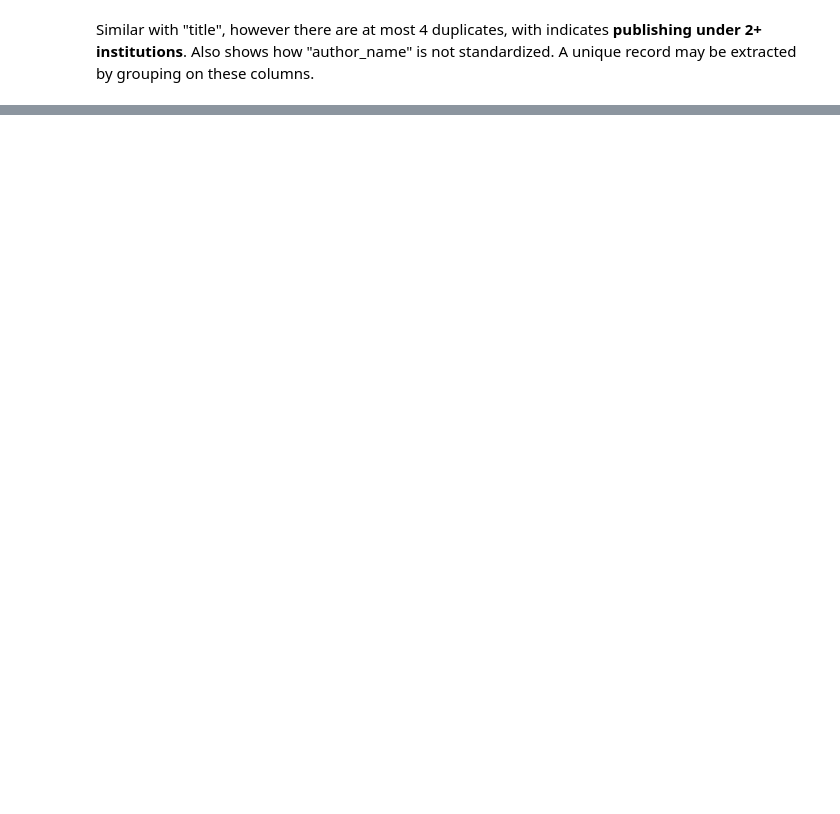
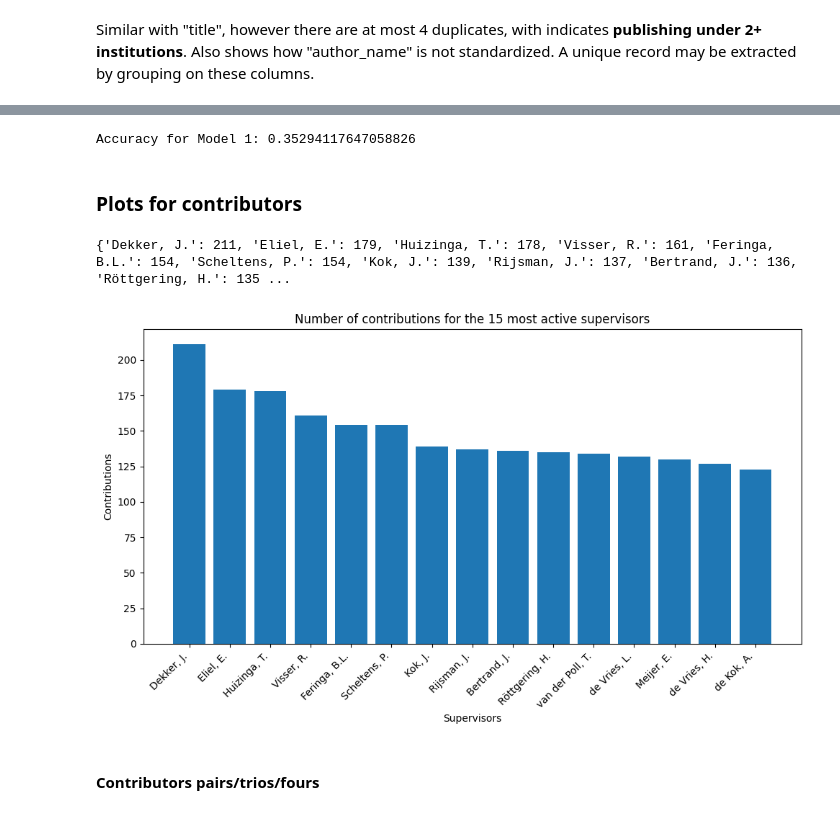
Before and after one commit to StefKirsch/clean-and-enrich-phd-supervisor-data, a Jupyter notebook: EDA.ipynb, the cells around one changed output, grey strips where cells are left out. Cells and saved outputs as stored; diff of their text form; code cells hidden in the pictures; blank space fills up the shorter version.

```diff
--- a/EDA.ipynb
+++ b/EDA.ipynb
@@ -266,0 +436,3 @@ more_than_2_dup.head(6)
+# %%
+# focusing on the highest counts (more important)
+sorted_subs = dict(sorted(filtered_subs.items(), key=lambda item: item[1], reverse=True))
@@ -266,0 +577,9 @@ more_than_2_dup.head(6)
+# %%
+# check which tags were the same
+same_elements = []
+
+for i in range(min(len(output_nl), len(output_en))):
+    if output_nl[i] == output_en[i]:
+        same_elements.append(output_nl[i])
+
+print("Elements that are the same:", same_elements)
@@ -266,0 +631,28 @@ more_than_2_dup.head(6)
+# %%
+accuracy_model3 = accuracy_score(truth, label)
+
+print("Accuracy for the inital model:", accuracy_model3)
+# %% [output]
+Accuracy for Model 1: 0.35294117647058826
+# %% [markdown]
+### Plots for contributors
+# %%
+# deleting empty surnames keys
+def delete_from_dict_by_keys(main_dict, keys_to_delete):
+    for key in keys_to_delete:
+        if key in main_dict:
+            del main_dict[key]
+
+# deleting manually identified not surname keys
+def discard_values_by_indices(dictionary, indices_to_discard):
+    filtered_dictionary = {}
+    for i, (key, value) in enumerate(dictionary.items()):
+        if i not in indices_to_discard:
+            filtered_dictionary[key] = value
+    return filtered_dictionary
+# %%
+delete_from_dict_by_keys(sorted_subs, filtered_items.keys())
+indices_to_discard = [0, 1, 2, 3, 4, 5, 7, 8, 11, 12, 16, 17]
+filtered_dict = discard_values_by_indices(sorted_subs, indices_to_discard) # using filtered_dict rn
+# %% [output]
+{'Dekker, J.': 211, 'Eliel, E.': 179, 'Huizinga, T.': 178, 'Visser, R.': 161, 'Feringa, B.L.': 154, 'Scheltens, P.': 154, 'Kok, J.': 139, 'Rijsman, J.': 137, 'Bertrand, J.': 136, 'Röttgering, H.': 135 ...
@@ -266,0 +661,17 @@ more_than_2_dup.head(6)
+# %%
+def plot_dictionary_counts(dictionary):
+    keys = list(dictionary.keys())[:15]
+    counts = [dictionary[key] for key in keys]
+
+    plt.figure(figsize=(10, 6))
+    plt.bar(keys, counts)
+    plt.xlabel('Supervisors')
+    plt.ylabel('Contributions')
+    plt.title('Number of contributions for the 15 most active supervisors')
+    plt.xticks(rotation=45, ha='right')
+    plt.tight_layout()
+    plt.show()
+
+plot_dictionary_counts(filtered_dict)
+# %% [output]
+[figure, added]
@@ -266,0 +683,2 @@ more_than_2_dup.head(6)
+# %% [markdown]
+#### Contributors pairs/trios/fours
```
Also changed, not shown: parts of 34 cells of this notebook.
